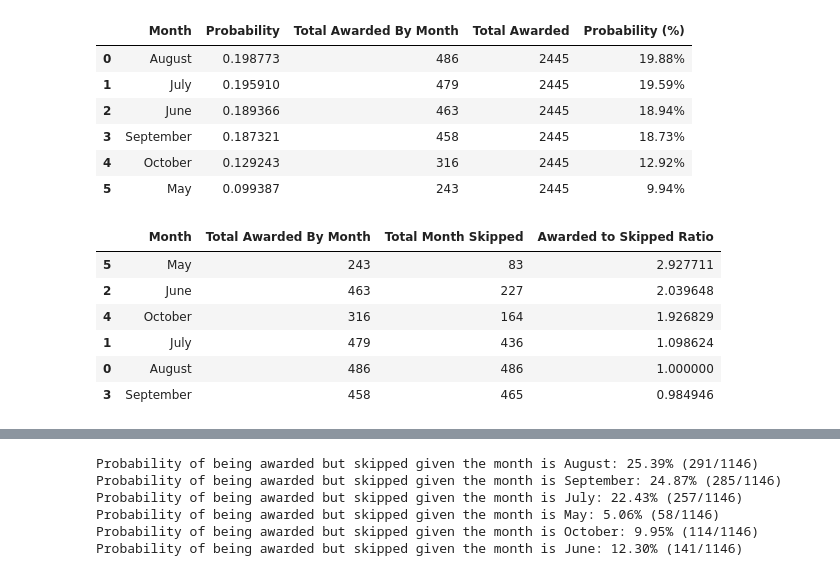
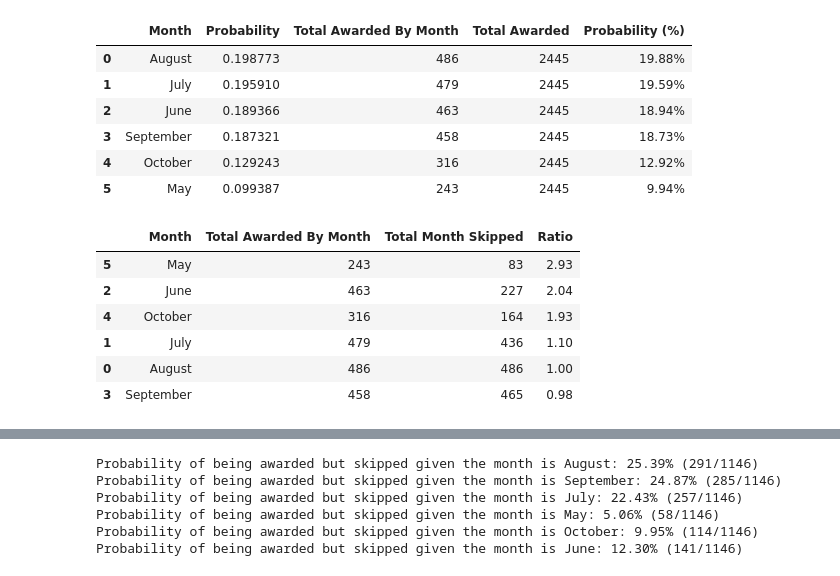
Before and after one commit to jarrett-retz-tech-services/enchantments_lottery, a Jupyter notebook: analysis.ipynb, the cells around one changed output, grey strips where cells are left out. Saved outputs shown, nothing was run; the diff lists cells and outputs as text; code cells hidden in the pictures.

Commit message:
Clean up analysis
- Remove commentary
- Add more headers
- Show ratio column instead of percent
- Organize cells
- Combine cell to reduce total

```diff
--- a/analysis.ipynb
+++ b/analysis.ipynb
@@ -447,26 +347,3 @@ Eightmile/Caroline Zone             2425
 Eightmile/Caroline Zone (stock)      265
 Stuart Zone (stock)                  199
 Name: count, dtype: int64
-# %%
-prob_awarded_zone_split = []
-
-# Loop over the zones and calculate the probability of being awarded a permit for each zone
-for zone in zones_values:
-    zone_filter = df_split["preferred_division"] == zone
-
-    applied_zone = df_split[zone_filter]
-
-    total_zone = len(applied_zone)
-
-    awarded_zone_filter = df_split["awarded"] == True
-
-    total_zone_awarded = len(df_split[zone_filter & awarded_zone_filter])
-    prob_zone_awarded = total_zone_awarded / total_zone
-
-    prob_awarded_zone_split.append(
-        [zone, prob_zone_awarded, total_zone_awarded, total_zone]
-    )
-
-    print(
-        f"Probability of being awarded a permit for {zone}, given applied 1+ option in zone: {prob_zone_awarded:.2%} ({total_zone_awarded}/{total_zone})"
-    )
@@ -833,40 +853,45 @@ Probability of being awarded a permit in June: 18.94% (463/2445)
 # Get total awarded by month
 df_total_awarded_month = df_prob_split_month[["Total Awarded By Month", "Month"]]
 df_total_skipped_month = df_prob_skipped_month[["Total Month Skipped", "Month"]]
 
 # Merge the data frames
 df_total_awarded_month_skipped = pd.merge(
     df_total_awarded_month, df_total_skipped_month, on="Month"
 )
 
 # Calculate the awarded to skipped ratio
-df_total_awarded_month_skipped["Awarded to Skipped Ratio"] = (
+df_total_awarded_month_skipped["Ratio"] = (
     df_total_awarded_month_skipped["Total Awarded By Month"]
     / df_total_awarded_month_skipped["Total Month Skipped"]
 )
 
 # Sort the values
 df_total_awarded_month_skipped = df_total_awarded_month_skipped.sort_values(
-    by="Awarded to Skipped Ratio", ascending=False
+    by="Ratio", ascending=False
+)
+
+# Show as ratio
+df_total_awarded_month_skipped["Ratio"] = df_total_awarded_month_skipped["Ratio"].map(
+    "{:.2f}".format
 )
 
 # Sort the columns
 df_total_awarded_month_skipped = df_total_awarded_month_skipped[
     [
         "Month",
         "Total Awarded By Month",
         "Total Month Skipped",
-        "Awarded to Skipped Ratio",
+        "Ratio",
     ]
 ]
 
 # Show the data frame
 df_total_awarded_month_skipped
 # %% [output]
-|  | Month | Total Awarded By Month | Total Month Skipped | Awarded to Skipped Ratio |
-| 5 | May | 243 | 83 | 2.927711 |
-| 2 | June | 463 | 227 | 2.039648 |
-| 4 | October | 316 | 164 | 1.926829 |
-| 1 | July | 479 | 436 | 1.098624 |
-| 0 | August | 486 | 486 | 1.000000 |
-| 3 | September | 458 | 465 | 0.984946 |
+|  | Month | Total Awarded By Month | Total Month Skipped | Ratio |
+| 5 | May | 243 | 83 | 2.93 |
+| 2 | June | 463 | 227 | 2.04 |
+| 4 | October | 316 | 164 | 1.93 |
+| 1 | July | 479 | 436 | 1.10 |
+| 0 | August | 486 | 486 | 1.00 |
+| 3 | September | 458 | 465 | 0.98 |
```
Also changed, not shown: parts of 112 cells of this notebook.
